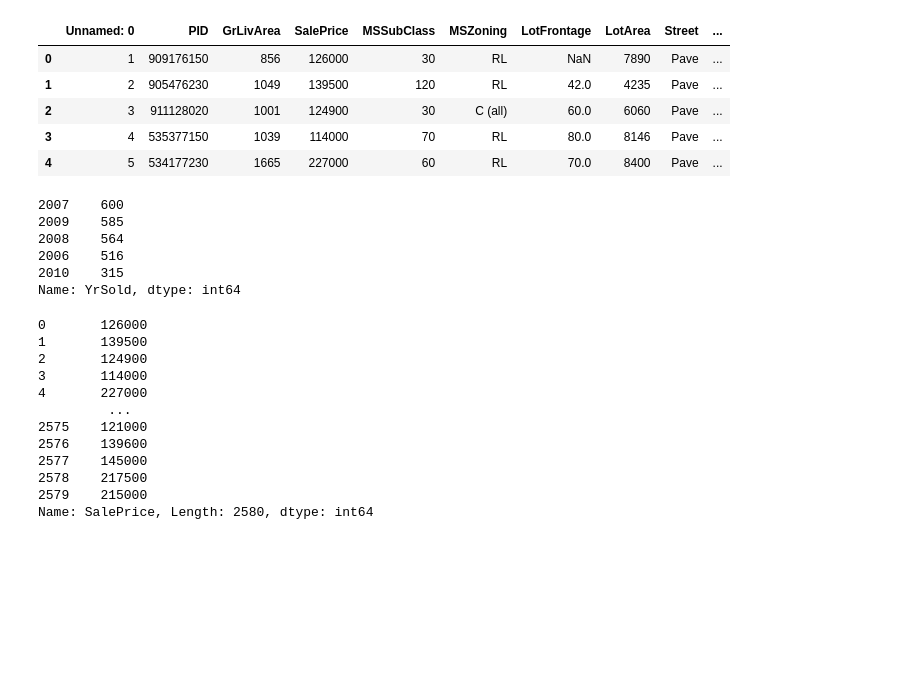
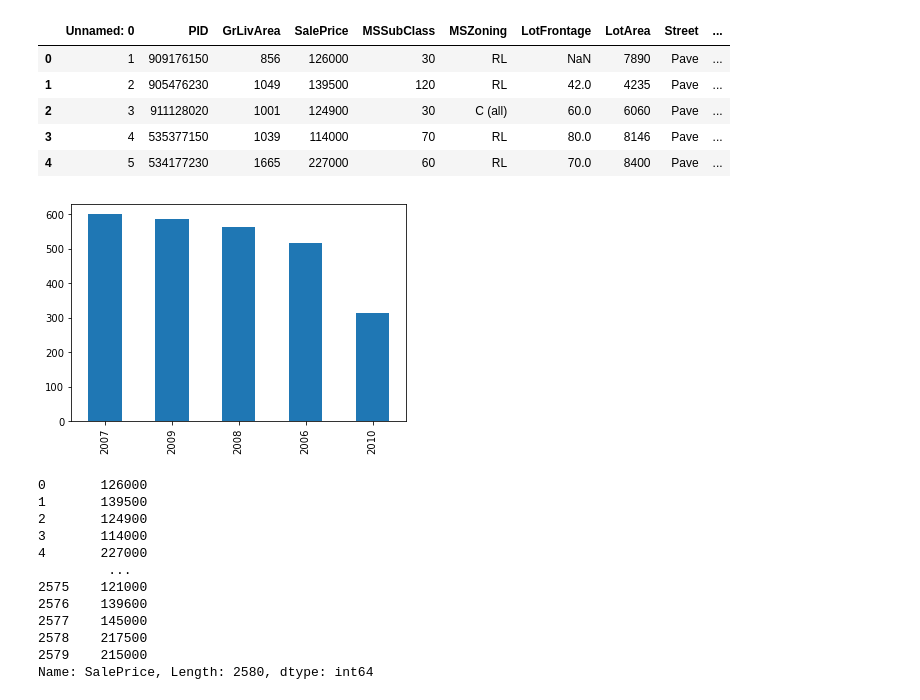
Before and after one commit to amandamanfredo1/Machine_Learning_Ames_Housing_Kaggle, a Jupyter notebook: Tigran_V/Tigran_V_JN.ipynb, the cells around one changed output. Saved outputs shown, nothing was run; the diff lists cells and outputs as text; code cells hidden in the pictures; blank space fills up the shorter version.

```diff
--- a/Tigran_V/Tigran_V_JN.ipynb
+++ b/Tigran_V/Tigran_V_JN.ipynb
@@ -24,13 +28,8 @@ housing1.head()
 # %%
 # check to see year sold unique years
-housing1["YrSold"].value_counts()
+homes["YrSold"].value_counts().plot.bar();
 # %% [output]
-2007    600
-2009    585
-2008    564
-2006    516
-2010    315
-Name: YrSold, dtype: int64
+[figure, added]
 # %%
 from sklearn.model_selection import train_test_split
 
```
Also changed, not shown: parts of 43 cells of this notebook.
